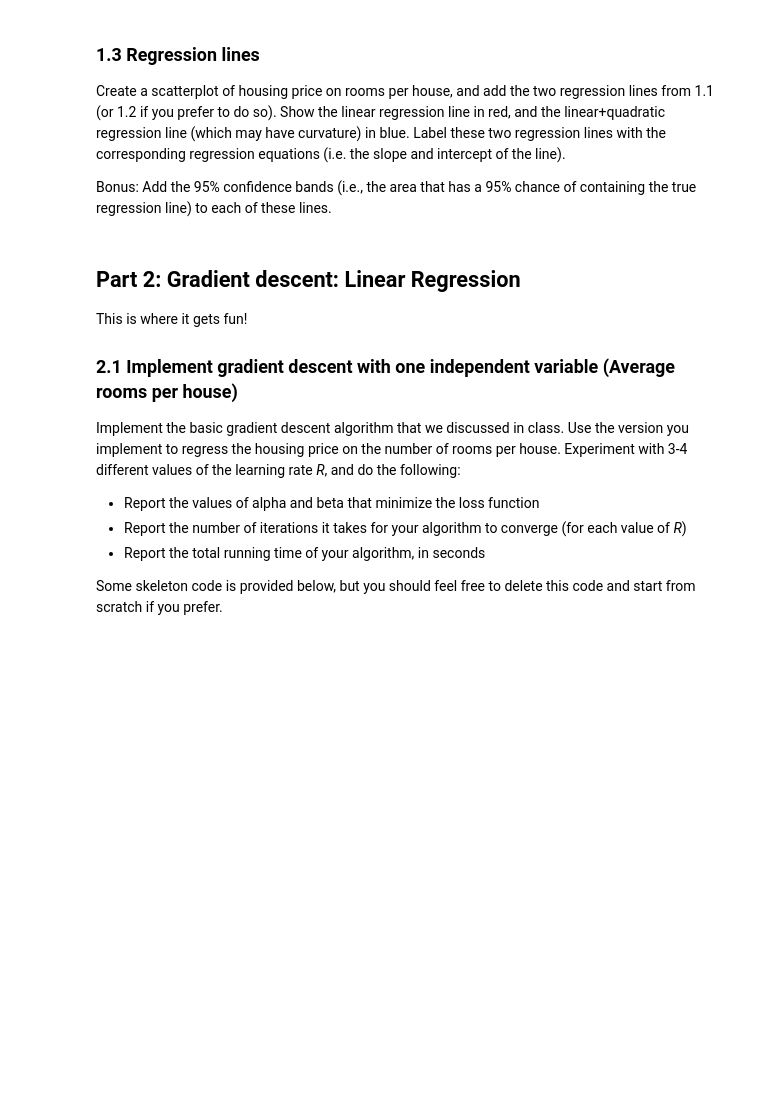
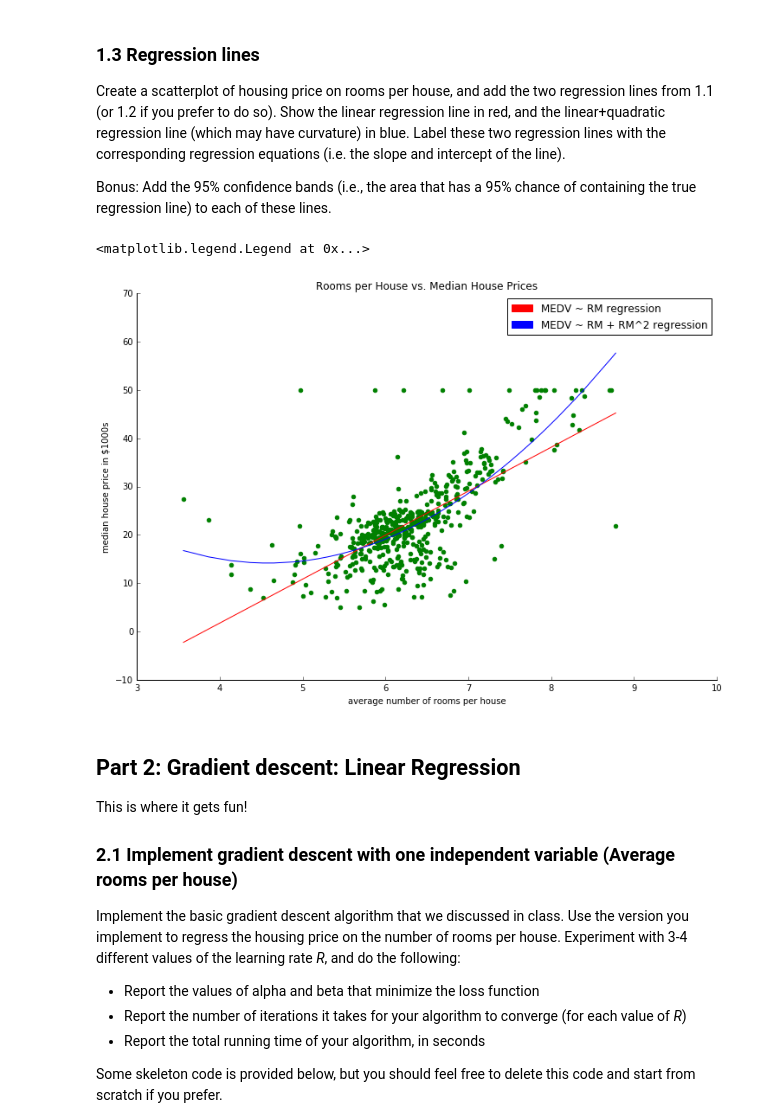
Before and after one commit to nadavash/school-vault, a Jupyter notebook: info371/ASHKENAZI_NADAV-PS4.ipynb, the cells around one changed output. Cells and saved outputs as stored; diff of their text form; code cells hidden in the pictures; blank space fills up the shorter version.

```diff
--- a/info371/ASHKENAZI_NADAV-PS4.ipynb
+++ b/info371/ASHKENAZI_NADAV-PS4.ipynb
@@ -63,3 +142,22 @@ Bonus: Add the 95% confidence bands (i.e.,  the area that has a 95% chance of co
+# %%
+boston_rm_sorted = np.sort(boston_rm, axis=0)
+boston_rm2_sorted = np.sort(boston_rm2, axis=0)
+
+fig, ax = plt.subplots(figsize=(12,8))
+ax.plot(boston_rm_sorted, rm_medv_reg.predict(boston_rm_sorted), color='red')
+ax.plot(boston_rm_sorted, rm_medv_reg2.predict(boston_rm2_sorted), color='blue')
+ax.scatter(boston_rm, bdata.target, color='green')
+ax.set_title('Rooms per House vs. Median House Prices')
+ax.set_xlabel('average number of rooms per house')
+ax.set_ylabel('median house price in $1000s')
+simple_axes(ax)
+
+red_patch = mpatches.Patch(color='red', label='MEDV ~ RM regression')
+blue_patch = mpatches.Patch(color='blue', label='MEDV ~ RM + RM^2 regression')
+ax.legend(handles=[red_patch, blue_patch])
+# %% [output]
+<matplotlib.legend.Legend at 0x...>
+[figure, added]
 # %% [markdown]
 ## Part 2: Gradient descent: Linear Regression
 
```
Also changed, not shown: parts of 12 cells of this notebook.
